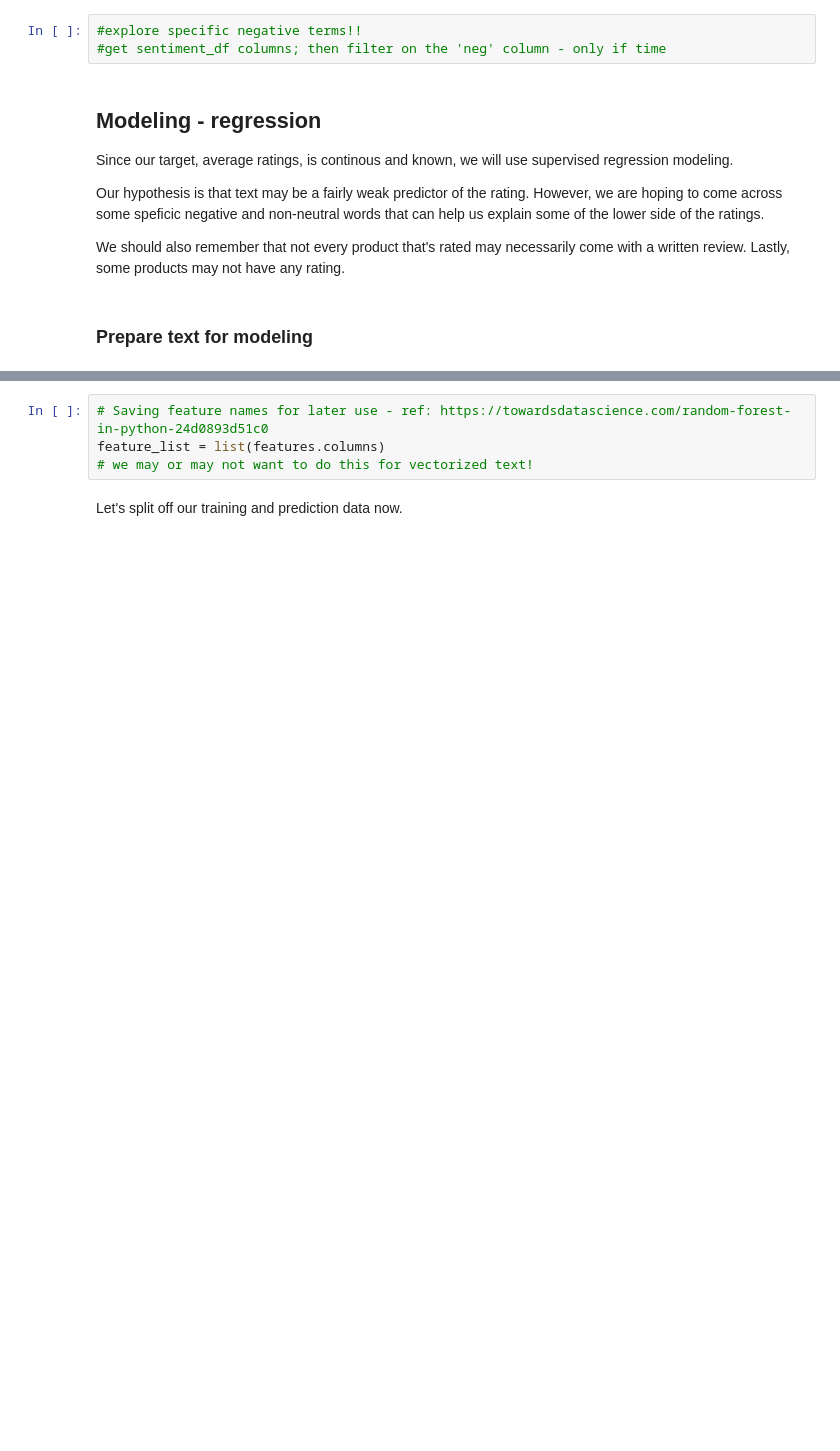
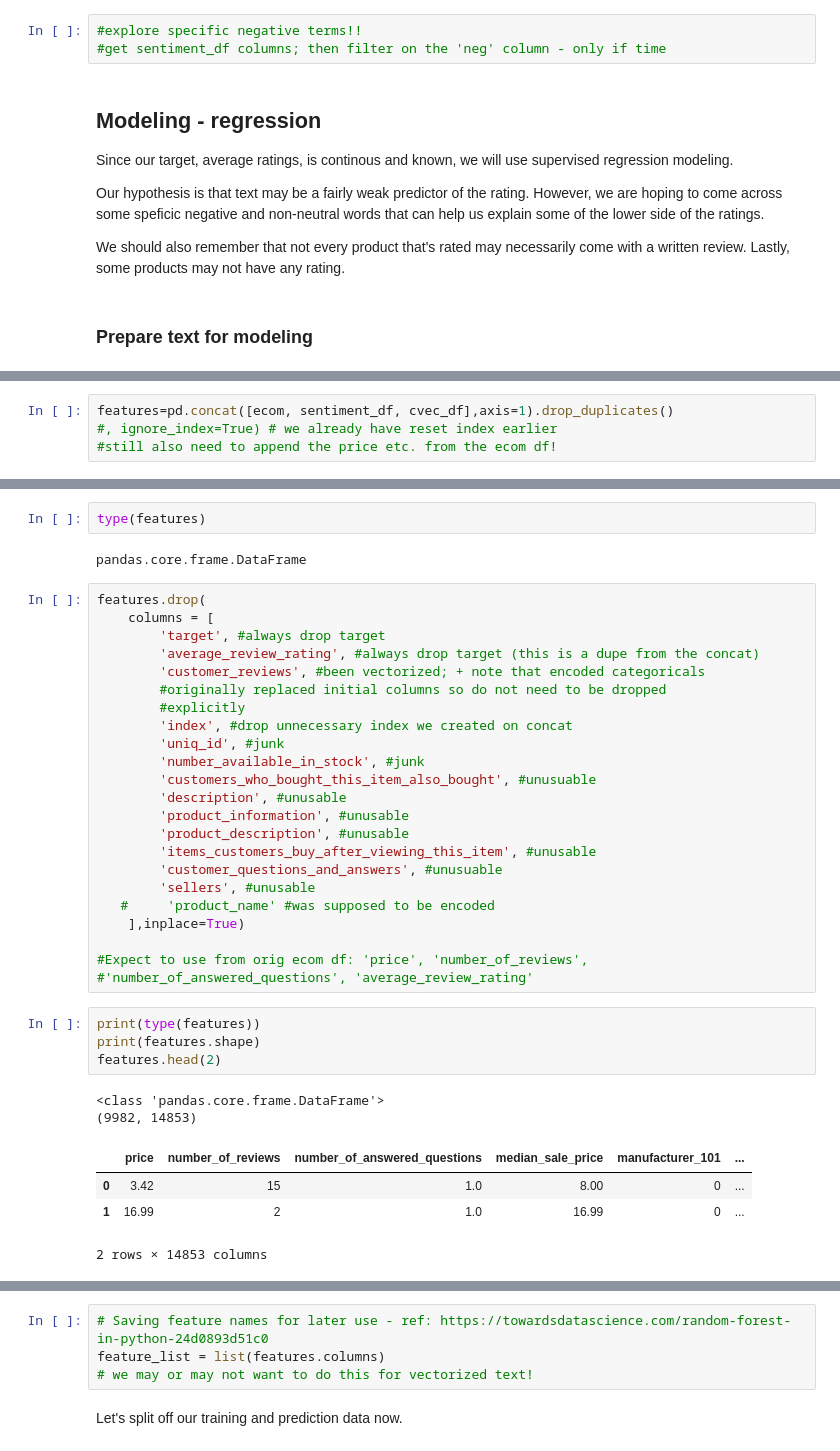
Before and after one commit to cotica/capstone, a Jupyter notebook: code/Amazon-product-catalog-NLP-modeling.ipynb, the cells around one changed output, grey strips where cells are left out. Cells and saved outputs as stored; diff of their text form; blank space fills up the shorter version.

```diff
--- a/code/Amazon-product-catalog-NLP-modeling.ipynb
+++ b/code/Amazon-product-catalog-NLP-modeling.ipynb
@@ -461,0 +492,4 @@ features.shape
+# %%
+features=pd.concat([ecom, sentiment_df, cvec_df],axis=1).drop_duplicates()
+#, ignore_index=True) # we already have reset index earlier
+#still also need to append the price etc. from the ecom df!
@@ -461,0 +511,38 @@ features.shape
+# %%
+type(features)
+# %% [output]
+pandas.core.frame.DataFrame
+# %%
+features.drop(
+    columns = [
+        'target', #always drop target
+        'average_review_rating', #always drop target (this is a dupe from the concat)
+        'customer_reviews', #been vectorized; + note that encoded categoricals
+        #originally replaced initial columns so do not need to be dropped
+        #explicitly
+        'index', #drop unnecessary index we created on concat
+        'uniq_id', #junk
+        'number_available_in_stock', #junk
+        'customers_who_bought_this_item_also_bought', #unusuable
+        'description', #unusable
+        'product_information', #unusable
+        'product_description', #unusable
+        'items_customers_buy_after_viewing_this_item', #unusable
+        'customer_questions_and_answers', #unusuable
+        'sellers', #unusable
+   #     'product_name' #was supposed to be encoded
+    ],inplace=True)
+
+#Expect to use from orig ecom df: 'price', 'number_of_reviews',
+#'number_of_answered_questions', 'average_review_rating'
+# %%
+print(type(features))
+print(features.shape)
+features.head(2)
+# %% [output]
+<class 'pandas.core.frame.DataFrame'>
+(9982, 14853)
+|  | price | number_of_reviews | number_of_answered_questions | median_sale_price | manufacturer_101 | ... |
+| 0 | 3.42 | 15 | 1.0 | 8.00 | 0 | ... |
+| 1 | 16.99 | 2 | 1.0 | 16.99 | 0 | ... |
+2 rows × 14853 columns
```
Also changed, not shown: parts of 34 cells of this notebook, 1 other file.
